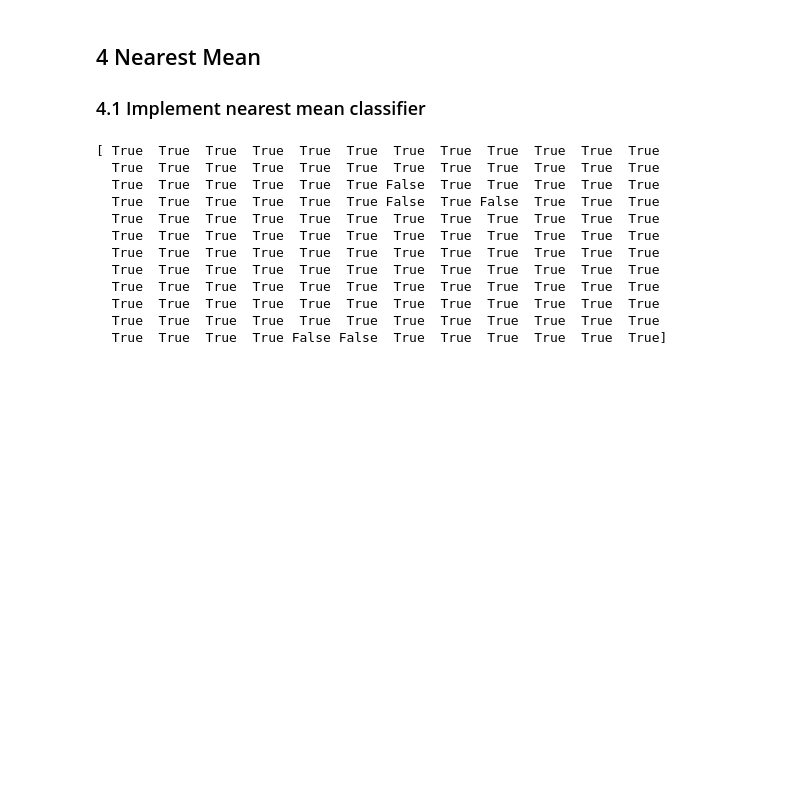
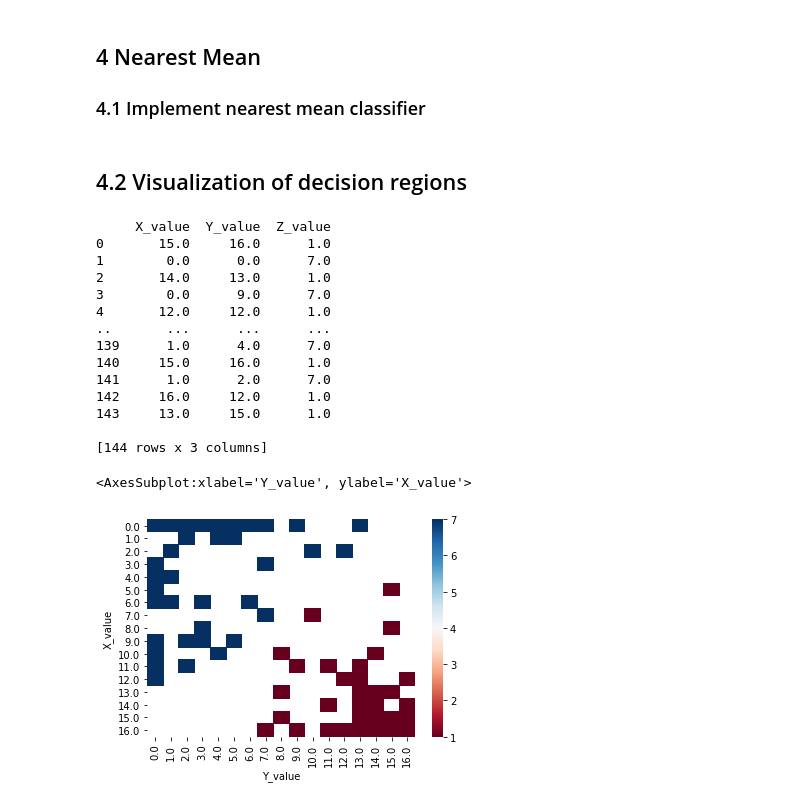
Before and after one commit to Osburg/Fundamentals-of-Machine-Learning, a Jupyter notebook: ex02/qda-lda.ipynb, the cells around one changed output. Drawn from its saved outputs; the diff is of its cells as text; code cells hidden in the pictures; blank space fills up the shorter version.

```diff
--- a/ex02/qda-lda.ipynb
+++ b/ex02/qda-lda.ipynb
@@ -138,20 +142,41 @@ def nearest_mean(training_features, training_labels, test_features):
     distances = dist_vec(means, test_features)
     nearest_mean_labels = np.argmin(distances, axis=0)
     return labels[nearest_mean_labels]
-# %%
-#short test of functionality. !!!TO BE REMOVED!!!
-nm_cl = nearest_mean(data_train_r, target_train, data_test_r)
-print(target_test==nm_cl)
-# %% [output]
-[ True  True  True  True  True  True  True  True  True  True  True  True
-  True  True  True  True  True  True  True  True  True  True  True  True
-  True  True  True  True  True  True False  True  True  True  True  True
-  True  True  True  True  True  True False  True False  True  True  True
-  True  True  True  True  True  True  True  True  True  True  True  True
-  True  True  True  True  True  True  True  True  True  True  True  True
-  True  True  True  True  True  True  True  True  True  True  True  True
-  True  True  True  True  True  True  True  True  True  True  True  True
-  True  True  True  True  True  True  True  True  True  True  True  True
-  True  True  True  True  True  True  True  True  True  True  True  True
-  True  True  True  True  True  True  True  True  True  True  True  True
-  True  True  True  True False False  True  True  True  True  True  True]
+# %% [markdown]
+## 4.2 Visualization of decision regions
+# %%
+#short test of functionality. !!!TO BE REMOVED!!!
+Z = nearest_mean(data_train_r, target_train, data_test_r)
+
+X = data_test_r[:,0]
+Y = data_test_r[:,1]
+
+
+#xx, yy = np.meshgrid(X,Y)
+#zz = scipy.interpolate.griddata(data_test_r,Z,(xx,yy),method='nearest')
+#plt.pcolormesh(xx, yy, zz, cmap = 'CMRmap')
+
+
+df = pd.DataFrame.from_dict(np.array([X,Y,Z]).T)
+df.columns = ['X_value','Y_value','Z_value']
+df['Z_value'] = pd.to_numeric(df['Z_value'])
+print(df)
+pivotted= df.pivot_table('Z_value','X_value','Y_value')
+sns.heatmap(pivotted,cmap='RdBu')
+# %% [output]
+     X_value  Y_value  Z_value
+0       15.0     16.0      1.0
+1        0.0      0.0      7.0
+2       14.0     13.0      1.0
+3        0.0      9.0      7.0
+4       12.0     12.0      1.0
+..       ...      ...      ...
+139      1.0      4.0      7.0
+140     15.0     16.0      1.0
+141      1.0      2.0      7.0
+142     16.0     12.0      1.0
+143     13.0     15.0      1.0
+
+[144 rows x 3 columns]
+<AxesSubplot:xlabel='Y_value', ylabel='X_value'>
+[figure, added]
```
Also changed, not shown: parts of 11 cells of this notebook.
